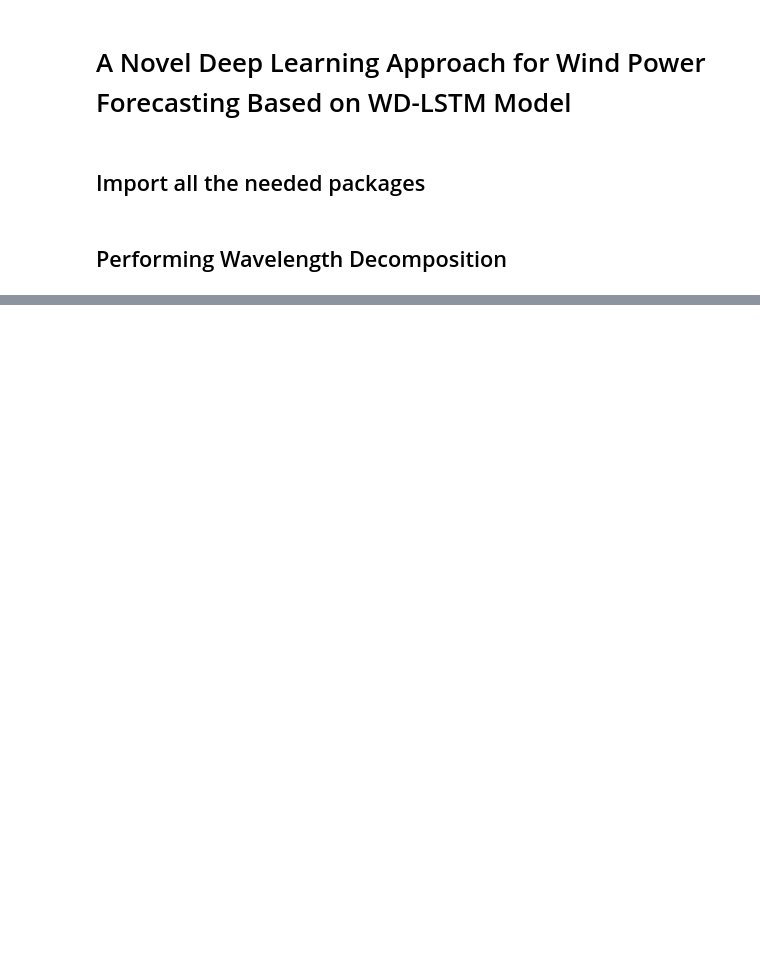
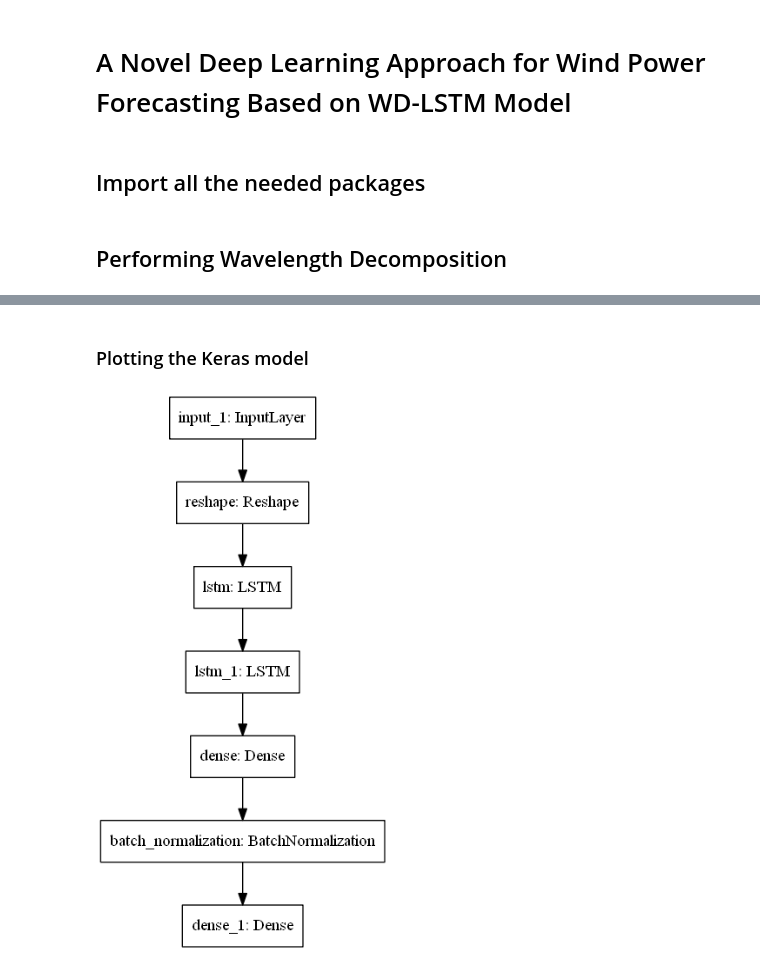
Before and after one commit to DheerajKN/Renewable-Energy-Prediction, a Jupyter notebook: 4. WD + LSTM.ipynb, the cells around one changed output, grey strips where cells are left out. Saved outputs shown, nothing was run; the diff lists cells and outputs as text; code cells hidden in the pictures; blank space fills up the shorter version.

```diff
--- a/4. WD + LSTM.ipynb
+++ b/4. WD + LSTM.ipynb
@@ -90,0 +38,12 @@ X2
+# %%
+db3 = pywt.Wavelet('db3')
+scaler = StandardScaler()
+def normalizeAndDecompose(df_input):
+    df = pd.DataFrame(df_input)
+    normalized_df =  scaler.fit_transform(df)
+    decomposed_df = pywt.wavedec2(normalized_df, db3)
+    normalized_decomposed_df = pd.DataFrame(np.concatenate(decomposed_df))
+    for index, name in enumerate(df.columns):
+            df[name] = normalized_decomposed_df[index].values
+
+    return df if isinstance(df_input, pd.DataFrame) else df.squeeze()
@@ -90,0 +84,16 @@ X2
+# %%
+model = Sequential()
+#Mapping to the input size
+model.add(Input(shape=(3,)))
+#Reshaping for the RNN Layer to perform
+model.add(Reshape((-1,1)))
+#Creating 2 LSTMs with 64 units and relu Activation
+model.add(LSTM(64, activation = 'relu', input_shape = X_solar_train.shape, return_sequences=True))
+model.add(LSTM(64, activation = 'relu', return_sequences=False))
+#Attaching a Dense Layer of the same unit size
+model.add(Dense(64))
+#Batch Normalization on the output from the dense layer
+model.add(BatchNormalization())
+#Extracting single output using Dense of 1
+model.add(Dense(1))
+model.summary()
@@ -90,0 +123,3 @@ X2
+# %%
+model.compile('adam', 'mean_absolute_error', ['accuracy'])
+history = model.fit(X_solar_train, y_solar_train, epochs = 15, validation_data = (X_solar_valid, y_solar_valid))
@@ -90,0 +149,9 @@ X2
+# %% [markdown]
+### Plotting the Keras model
+# %%
+plot_model(
+    model, to_file='figs/4-model.png', show_shapes=False, show_dtype=False,
+    show_layer_names=True, rankdir='TB', expand_nested=False, dpi=96
+)
+# %% [output]
+[figure, added]
```
Also changed, not shown: parts of 32 cells of this notebook, 2 other files.
